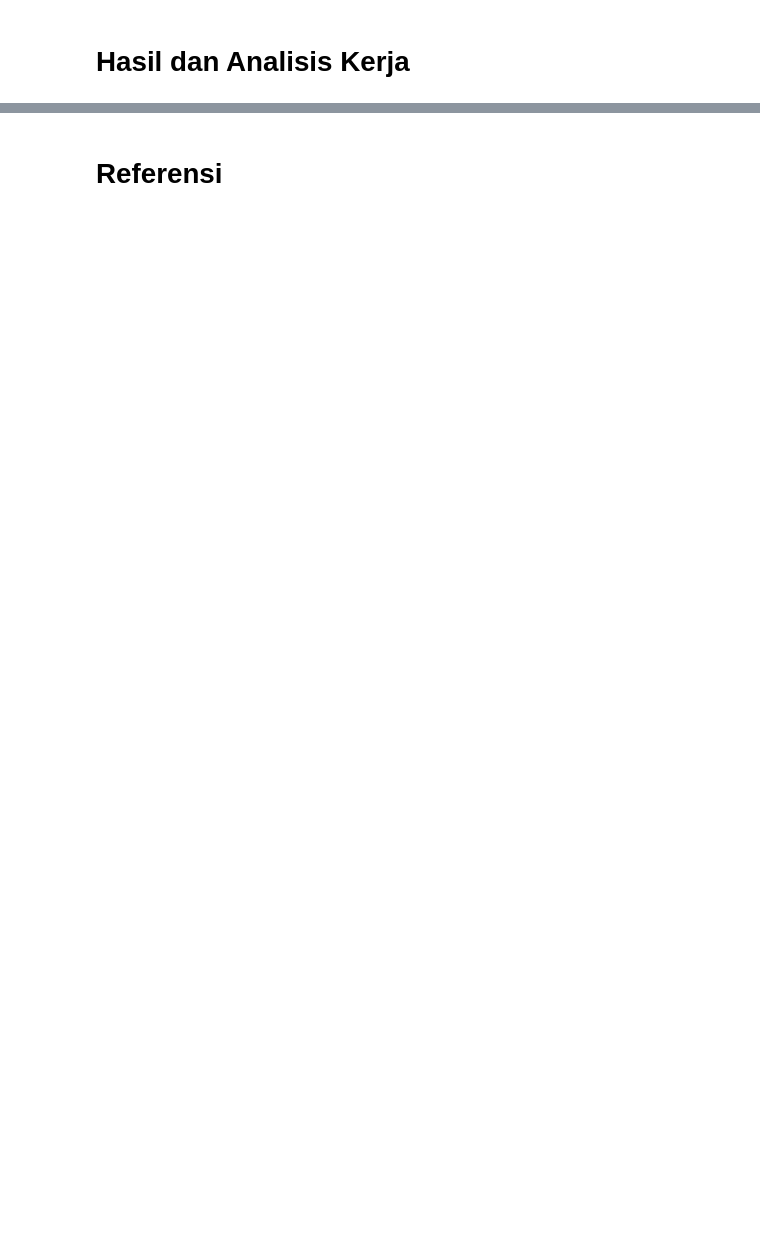
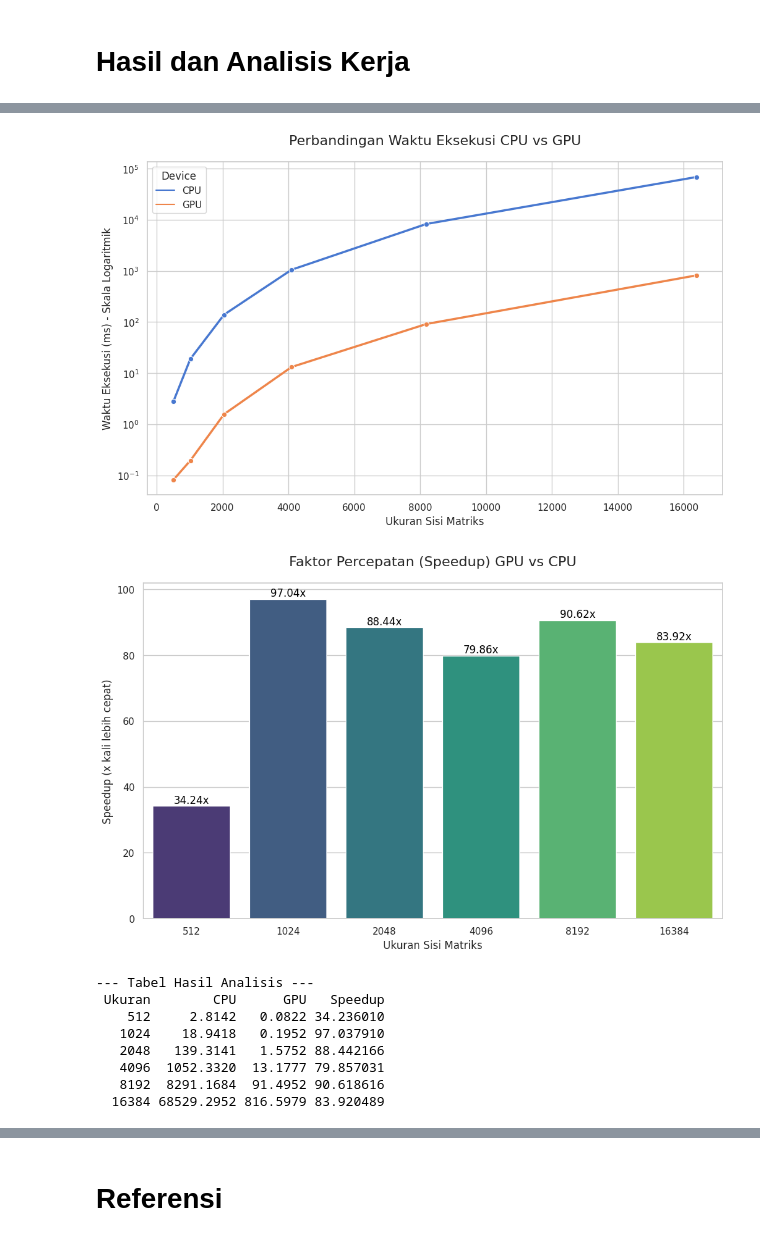
Before and after one commit to Cleign1/ta-algoritma-pengolahan-paralel, a Jupyter notebook: tugas-akhir.ipynb, the cells around one changed output, grey strips where cells are left out. Drawn from its saved outputs; the diff is of its cells as text; code cells hidden in the pictures; blank space fills up the shorter version.

```diff
--- a/tugas-akhir.ipynb
+++ b/tugas-akhir.ipynb
@@ -437,0 +385,3 @@ berdasarkan
+# %%
+df = pd.read_csv("log_benchmark_panggilan.csv")
+df
@@ -437,0 +402,57 @@ berdasarkan
+# %%
+import seaborn as sns
+import matplotlib.pyplot as plt
+
+# Membuat kolom numerik untuk ukuran matriks agar mudah di-plot
+df['Ukuran'] = df['Ukuran Matriks'].apply(lambda x: int(x.split('x')[0]))
+
+# Pivot tabel untuk menyatukan waktu CPU dan GPU per ukuran matriks
+df_pivot = df.pivot_table(index='Ukuran', columns='Device', values='Waktu Eksekusi (ms)').reset_index()
+df_pivot.columns.name = None  # Menghapus nama kolom 'Device'
+
+# Menghitung speedup
+df_pivot['Speedup'] = df_pivot['CPU'] / df_pivot['GPU']
+
+
+# Visualisasi Data
+
+# Atur tema Seaborn agar grafik terlihat modern
+sns.set_theme(style="whitegrid", palette="muted")
+
+# GRAFIK 1
+plt.figure(figsize=(12, 7))
+plot1 = sns.lineplot(data=df, x='Ukuran', y='Waktu Eksekusi (ms)', hue='Device', marker='o', lw=2.5)
+plot1.set_yscale('log') # Skala logaritmik PENTING untuk melihat perbedaan
+plot1.set_title('Perbandingan Waktu Eksekusi CPU vs GPU', fontsize=16, pad=20)
+plot1.set_xlabel('Ukuran Sisi Matriks', fontsize=12)
+plot1.set_ylabel('Waktu Eksekusi (ms) - Skala Logaritmik', fontsize=12)
+plot1.legend(title='Device')
+plt.show()
+
+# GRAFIK 2
+plt.figure(figsize=(12, 7))
+plot2 = sns.barplot(data=df_pivot, x='Ukuran', y='Speedup', palette='viridis')
+plot2.set_title('Faktor Percepatan (Speedup) GPU vs CPU', fontsize=16, pad=20)
+plot2.set_xlabel('Ukuran Sisi Matriks', fontsize=12)
+plot2.set_ylabel('Speedup (x kali lebih cepat)', fontsize=12)
+
+# Menambahkan label nilai di atas setiap bar
+for index, row in df_pivot.iterrows():
+    plot2.text(index, row.Speedup, f'{row.Speedup:.2f}x', color='black', ha="center", va="bottom")
+
+plt.show()
+
+# Menampilkan tabel hasil akhir yang sudah diproses
+print("--- Tabel Hasil Analisis ---")
+print(df_pivot.to_string(index=False))
+# %% [output]
+[figure, added]
+[figure, added]
+--- Tabel Hasil Analisis ---
+ Ukuran        CPU      GPU   Speedup
+    512     2.8142   0.0822 34.236010
+   1024    18.9418   0.1952 97.037910
+   2048   139.3141   1.5752 88.442166
+   4096  1052.3320  13.1777 79.857031
+   8192  8291.1684  91.4952 90.618616
+  16384 68529.2952 816.5979 83.920489
```
Also changed, not shown: parts of 23 cells of this notebook.
